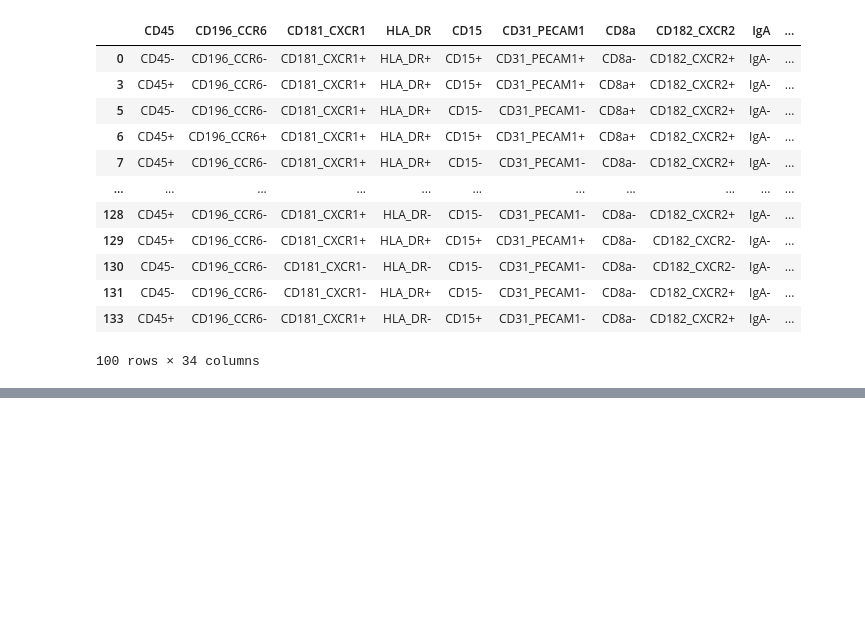
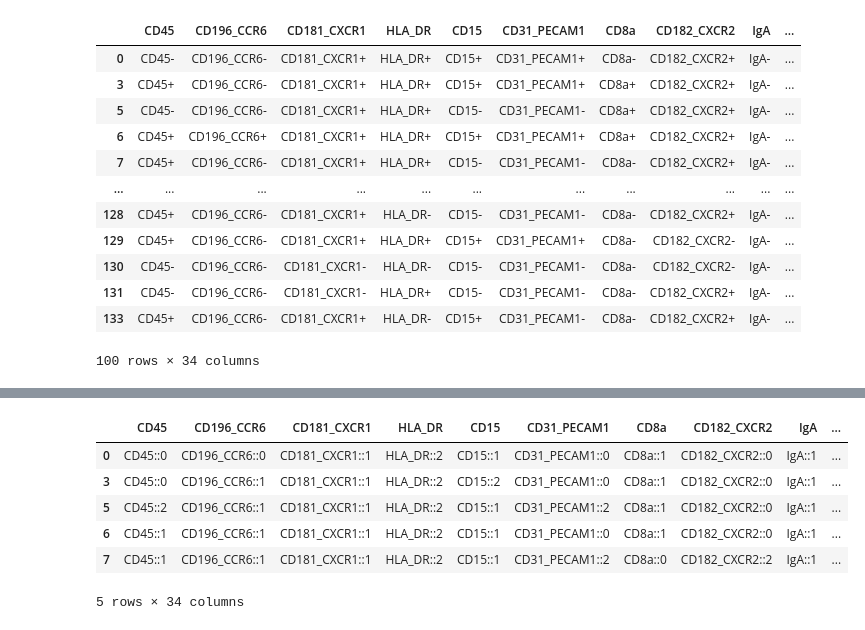
Before and after one commit to STRIDES-Codes/NL4Cell, a Jupyter notebook: NL4Cell_Encode.ipynb, the cells around one changed output, grey strips where cells are left out. Cells and saved outputs as stored; diff of their text form; code cells hidden in the pictures; blank space fills up the shorter version.

```diff
--- a/NL4Cell_Encode.ipynb
+++ b/NL4Cell_Encode.ipynb
@@ -177,0 +230,11 @@ binary_table_to_text(encoded_table_otsu)
+# %%
+@lru_cache(maxsize=1024)
+def graded_to_text(value, protein_name):
+    return protein_name + "::" + str(value)
+
+def graded_table_to_text(df):
+    text_table = pd.DataFrame(0, index=df.index, columns=df.columns, dtype=str)
+    for col in df.columns:
+        graded2text_partial = partial(graded_to_text, protein_name=col)
+        text_table.loc[:, col] = df.loc[:, col].apply(graded2text_partial)
+    return text_table
@@ -177,0 +261,10 @@ binary_table_to_text(encoded_table_otsu)
+# %%
+graded_table_to_text(graded_table).head()
+# %% [output]
+|  | CD45 | CD196_CCR6 | CD181_CXCR1 | HLA_DR | CD15 | CD31_PECAM1 | CD8a | CD182_CXCR2 | IgA | ... |
+| 0 | CD45::0 | CD196_CCR6::0 | CD181_CXCR1::1 | HLA_DR::2 | CD15::1 | CD31_PECAM1::0 | CD8a::1 | CD182_CXCR2::0 | IgA::1 | ... |
+| 3 | CD45::0 | CD196_CCR6::1 | CD181_CXCR1::1 | HLA_DR::2 | CD15::2 | CD31_PECAM1::0 | CD8a::1 | CD182_CXCR2::0 | IgA::1 | ... |
+| 5 | CD45::2 | CD196_CCR6::1 | CD181_CXCR1::1 | HLA_DR::2 | CD15::1 | CD31_PECAM1::2 | CD8a::1 | CD182_CXCR2::0 | IgA::1 | ... |
+| 6 | CD45::1 | CD196_CCR6::1 | CD181_CXCR1::1 | HLA_DR::2 | CD15::1 | CD31_PECAM1::0 | CD8a::1 | CD182_CXCR2::0 | IgA::1 | ... |
+| 7 | CD45::1 | CD196_CCR6::1 | CD181_CXCR1::1 | HLA_DR::2 | CD15::1 | CD31_PECAM1::2 | CD8a::0 | CD182_CXCR2::2 | IgA::1 | ... |
+5 rows × 34 columns
```
Also changed, not shown: parts of 7 cells of this notebook.
